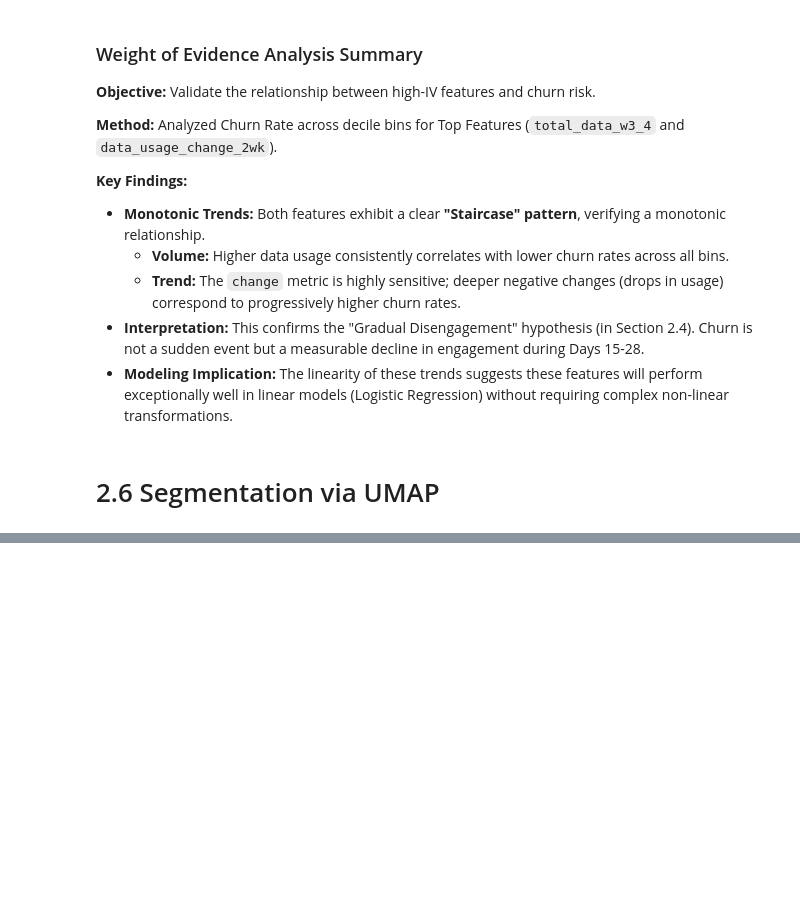
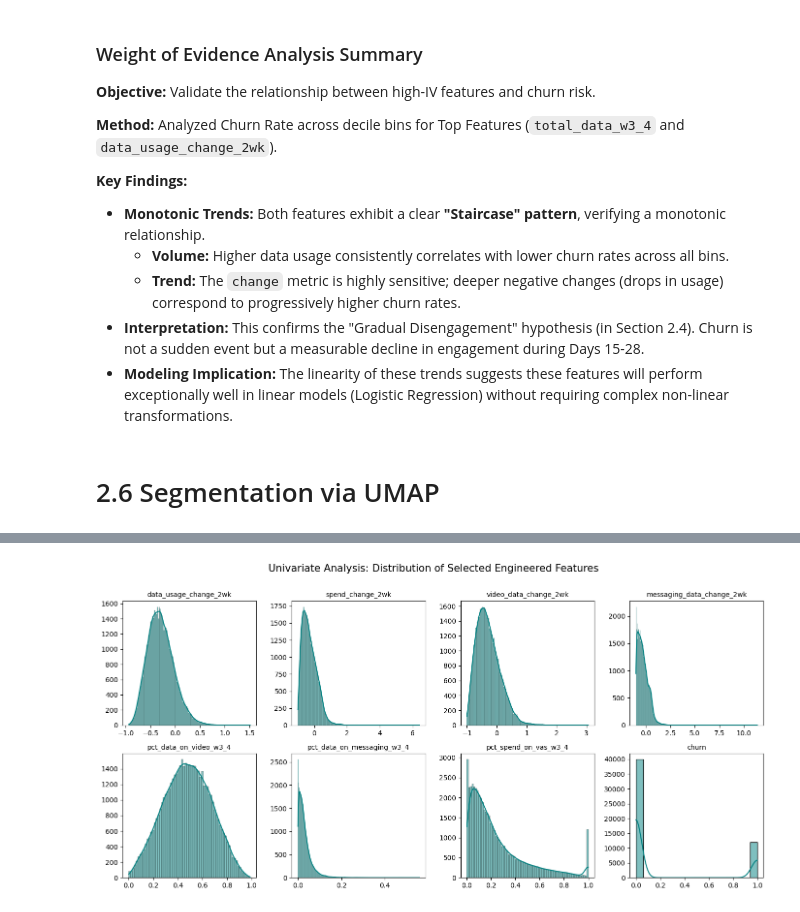
Before and after one commit to tejakusumah-y2008hub/telco-customer-churn-prediction, a Jupyter notebook: notebooks/2.0-yusuftejakusumah-exploratory-data-analysis.ipynb, the cells around one changed output, grey strips where cells are left out. Drawn from its saved outputs; the diff is of its cells as text; code cells hidden in the pictures; blank space fills up the shorter version.

```diff
--- a/notebooks/2.0-yusuftejakusumah-exploratory-data-analysis.ipynb
+++ b/notebooks/2.0-yusuftejakusumah-exploratory-data-analysis.ipynb
@@ -508,0 +603,17 @@ Using Top 20 Features: ['total_data_w3_4', 'data_usage_change_2wk', 'usage_app_f
+# %%
+# Define the robust keywords based on the final decision
+# We want columns that represent Ratios (%) and Changes (Deltas)
+robust_keywords = ['pct_', 'change_2wk']
+cols_to_keep = [col for col in train_df.columns if any(keyword in col for keyword in robust_keywords)]
+
+# Add target back since it was filtered out
+cols_to_keep.append('churn')
+
+# Create the Robust Dataset
+train_df_final = train_df[cols_to_keep].copy()
+
+print(f"Strategy Executed.")
+print(f"Original Feature Count: {train_df.shape[1]}")
+print(f"Final Feature Count   :   {train_df_final.shape[1]}")
+print("\nRetained Features (The Universal Predictors):")
+print(train_df_final.columns.tolist())
@@ -508,0 +661,31 @@ Using Top 20 Features: ['total_data_w3_4', 'data_usage_change_2wk', 'usage_app_f
+# %%
+# Visualization: Distribution of Final Features
+# Select only the new features columns
+feature_columns = train_df_final.columns
+
+# Determine the grid size dynamically
+n_cols = 4
+n_rows = (len(feature_columns) - 1) // n_cols + 1
+
+# Create a figure with subplots
+fig, axes = plt.subplots(n_rows, n_cols, figsize=(14, n_rows * 3.5))
+fig.suptitle('Univariate Analysis: Distribution of Selected Engineered Features', fontsize=15)
+
+# Flatten the axes array for easy iteration
+axes = axes.flatten()
+
+# Loop through each feature and plot its distribution
+for i, col in enumerate(feature_columns):
+    ax = axes[i]
+    sns.histplot(data=train_df_final, x=col, ax=ax, kde=True, color='teal')
+    ax.set_title(col, fontsize=10)
+    ax.set_xlabel('')
+    ax.set_ylabel('')
+
+for i in range(len(feature_columns), len(axes)):
+    fig.delaxes(axes[i])
+
+plt.tight_layout(rect=[0, 0, 1, 0.97]) # Avoid the titles, labels, and plots from overlapping [left, bottom, right, top]
+plt.show()
+# %% [output]
+[figure, added]
```
Also changed, not shown: parts of 26 cells of this notebook, 5 other files.
